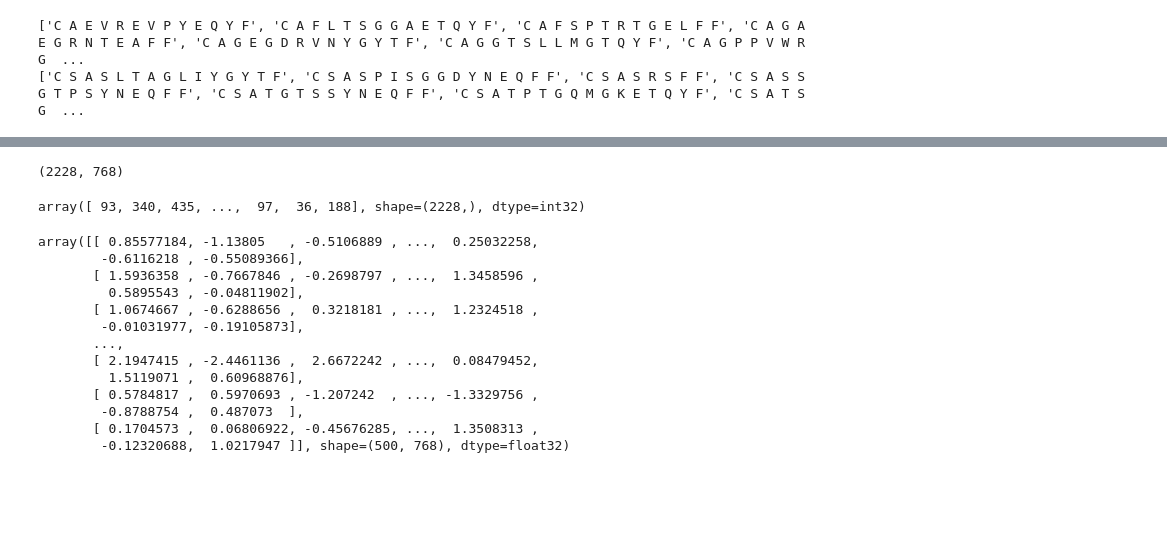
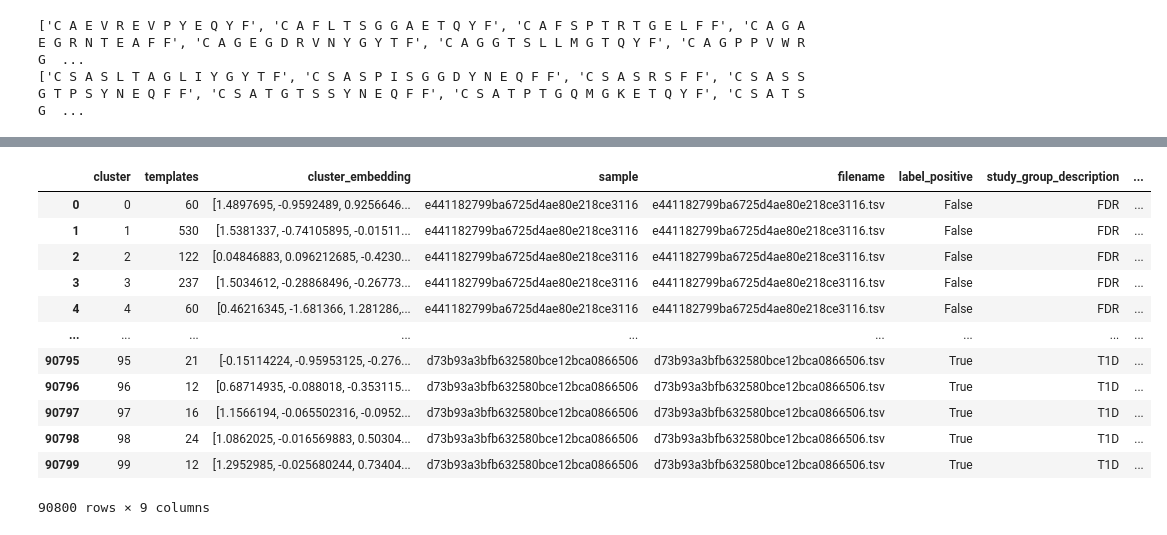
Before and after one commit to SchubertLab/cmsb26_project7, a Jupyter notebook: models/gnn/gnn_testing.ipynb, the cells around one changed output, grey strips where cells are left out. Cells and saved outputs as stored; diff of their text form; code cells hidden in the pictures; blank space fills up the shorter version.

```diff
--- a/models/gnn/gnn_testing.ipynb
+++ b/models/gnn/gnn_testing.ipynb
@@ -107,34 +116,0 @@ Index([   0,    1,    2,    3,    4,    5,    6,    7,    8,    9,
-# %%
-embeddings[idx].shape
-# %% [output]
-(2228, 768)
-# %%
-from sklearn.cluster import KMeans
-
-k = 500
-
-sample = embeddings[idx]
-
-kmeans = KMeans(n_clusters=k, random_state=42)
-labels = kmeans.fit_predict(sample)
-
-labels
-# %% [output]
-array([ 93, 340, 435, ...,  97,  36, 188], shape=(2228,), dtype=int32)
-# %%
-cluster_embeddings = kmeans.cluster_centers_
-cluster_embeddings
-# %% [output]
-array([[ 0.85577184, -1.13805   , -0.5106889 , ...,  0.25032258,
-        -0.6116218 , -0.55089366],
-       [ 1.5936358 , -0.7667846 , -0.2698797 , ...,  1.3458596 ,
-         0.5895543 , -0.04811902],
-       [ 1.0674667 , -0.6288656 ,  0.3218181 , ...,  1.2324518 ,
-        -0.01031977, -0.19105873],
-       ...,
-       [ 2.1947415 , -2.4461136 ,  2.6672242 , ...,  0.08479452,
-         1.5119071 ,  0.60968876],
-       [ 0.5784817 ,  0.5970693 , -1.207242  , ..., -1.3329756 ,
-        -0.8788754 ,  0.487073  ],
-       [ 0.1704573 ,  0.06806922, -0.45676285, ...,  1.3508313 ,
-        -0.12320688,  1.0217947 ]], shape=(500, 768), dtype=float32)
@@ -149,0 +117,16 @@ def reduce_sample(df_sample, embeddings):
+# %%
+df_simplified
+# %% [output]
+|  | cluster | templates | cluster_embedding | sample | filename | label_positive | study_group_description | ... |
+| 0 | 0 | 60 | [1.4897695, -0.9592489, 0.9256646... | e441182799ba6725d4ae80e218ce3116 | e441182799ba6725d4ae80e218ce3116.tsv | False | FDR | ... |
+| 1 | 1 | 530 | [1.5381337, -0.74105895, -0.01511... | e441182799ba6725d4ae80e218ce3116 | e441182799ba6725d4ae80e218ce3116.tsv | False | FDR | ... |
+| 2 | 2 | 122 | [0.04846883, 0.096212685, -0.4230... | e441182799ba6725d4ae80e218ce3116 | e441182799ba6725d4ae80e218ce3116.tsv | False | FDR | ... |
+| 3 | 3 | 237 | [1.5034612, -0.28868496, -0.26773... | e441182799ba6725d4ae80e218ce3116 | e441182799ba6725d4ae80e218ce3116.tsv | False | FDR | ... |
+| 4 | 4 | 60 | [0.46216345, -1.681366, 1.281286,... | e441182799ba6725d4ae80e218ce3116 | e441182799ba6725d4ae80e218ce3116.tsv | False | FDR | ... |
+| ... | ... | ... | ... | ... | ... | ... | ... | ... |
+| 90795 | 95 | 21 | [-0.15114224, -0.95953125, -0.276... | d73b93a3bfb632580bce12bca0866506 | d73b93a3bfb632580bce12bca0866506.tsv | True | T1D | ... |
+| 90796 | 96 | 12 | [0.68714935, -0.088018, -0.353115... | d73b93a3bfb632580bce12bca0866506 | d73b93a3bfb632580bce12bca0866506.tsv | True | T1D | ... |
+| 90797 | 97 | 16 | [1.1566194, -0.065502316, -0.0952... | d73b93a3bfb632580bce12bca0866506 | d73b93a3bfb632580bce12bca0866506.tsv | True | T1D | ... |
+| 90798 | 98 | 24 | [1.0862025, -0.016569883, 0.50304... | d73b93a3bfb632580bce12bca0866506 | d73b93a3bfb632580bce12bca0866506.tsv | True | T1D | ... |
+| 90799 | 99 | 12 | [1.2952985, -0.025680244, 0.73404... | d73b93a3bfb632580bce12bca0866506 | d73b93a3bfb632580bce12bca0866506.tsv | True | T1D | ... |
+90800 rows × 9 columns
```
Also changed, not shown: parts of 7 cells of this notebook, 1 other file.
